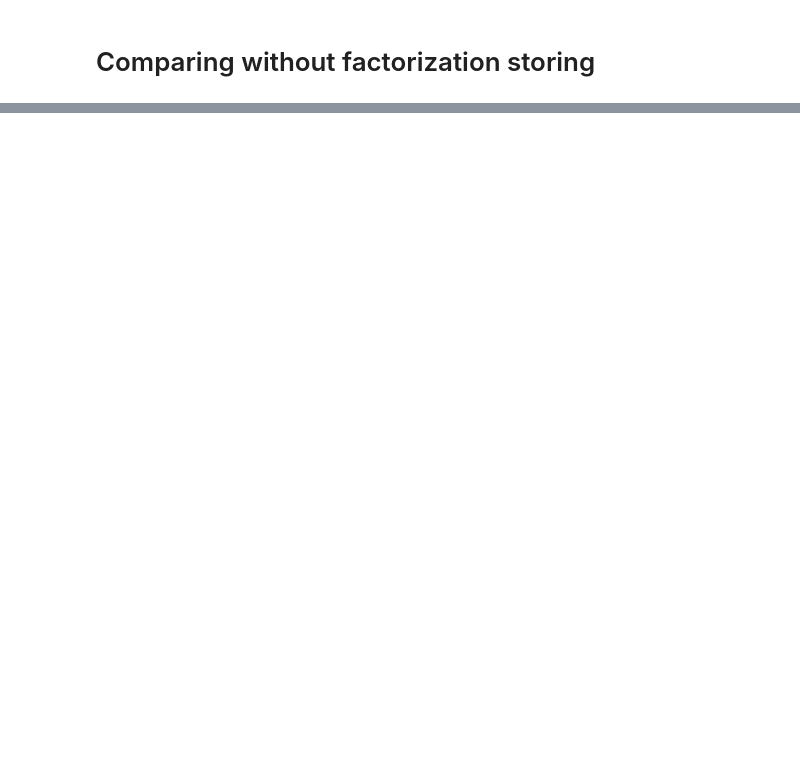
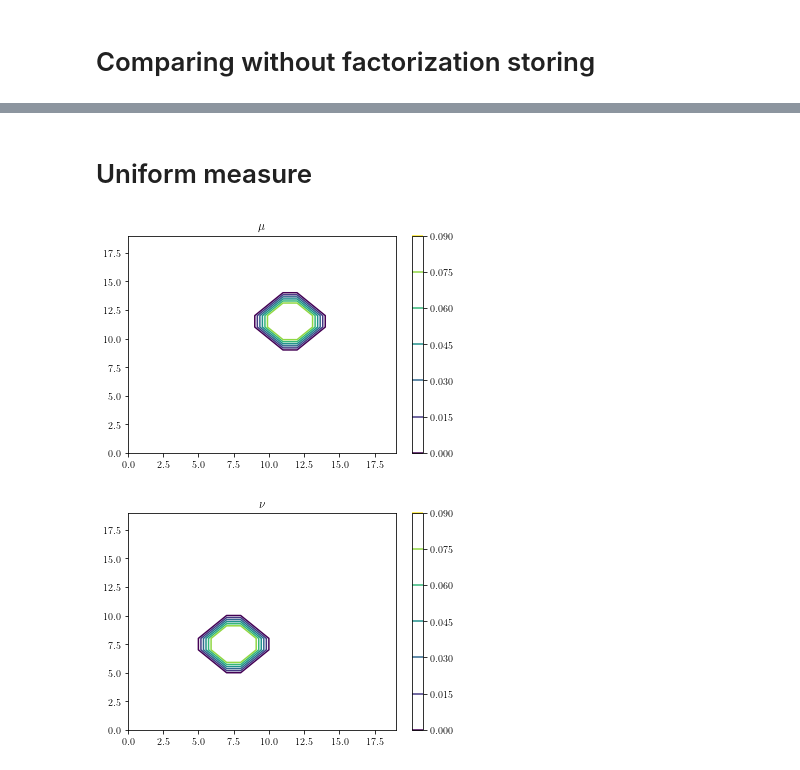
Before and after one commit to Benoit-Muller/Computational-Optimal-Transport, a Jupyter notebook: BenamouBrenier_analysis.ipynb, the cells around one changed output, grey strips where cells are left out. Saved outputs shown, nothing was run; the diff lists cells and outputs as text; code cells hidden in the pictures; blank space fills up the shorter version.

```diff
--- a/BenamouBrenier_analysis.ipynb
+++ b/BenamouBrenier_analysis.ipynb
@@ -261,0 +244,38 @@ plt.savefig("graphics/BB_runtimewithoutstore.pdf")
+# %% [markdown]
+# Uniform measure
+# %%
+%matplotlib inline
+plt.rcParams['text.usetex'] = True
+
+rng = np.random.default_rng(123)
+from scipy.stats import multivariate_normal
+from matplotlib.widgets import Slider
+N=20 #20
+T=N
+mesh= np.array(np.meshgrid(np.linspace(0,1,N),np.linspace(0,1,N)))
+
+c1,c2 = np.array([0.6,0.6]), np.array([0.4,0.4])
+r1,r2 = 0.1,0.1
+
+mu,nu = np.empty((N,N)),np.empty((N,N))
+for idx in np.ndindex((N,N)):
+    mu[idx] = int(torus_dist2(mesh[(...,*idx)],c1)<r1**2)
+    nu[idx] = int(torus_dist2(mesh[(...,*idx)],c2)<r2**2)
+mu = mu/np.sum(mu)
+nu = nu/np.sum(nu)
+
+plt.figure()
+plt.contour(mu)
+plt.colorbar()
+plt.title("$\mu$")
+plt.savefig("graphics/mu.pdf")
+
+plt.figure()
+plt.contour(nu)
+plt.colorbar()
+plt.title("$\\nu$")
+plt.savefig("graphics/nu.pdf")
+plt.show()
+# %% [output]
+[figure, added]
+[figure, added]
```
Also changed, not shown: parts of 7 cells of this notebook, 39 other files.
